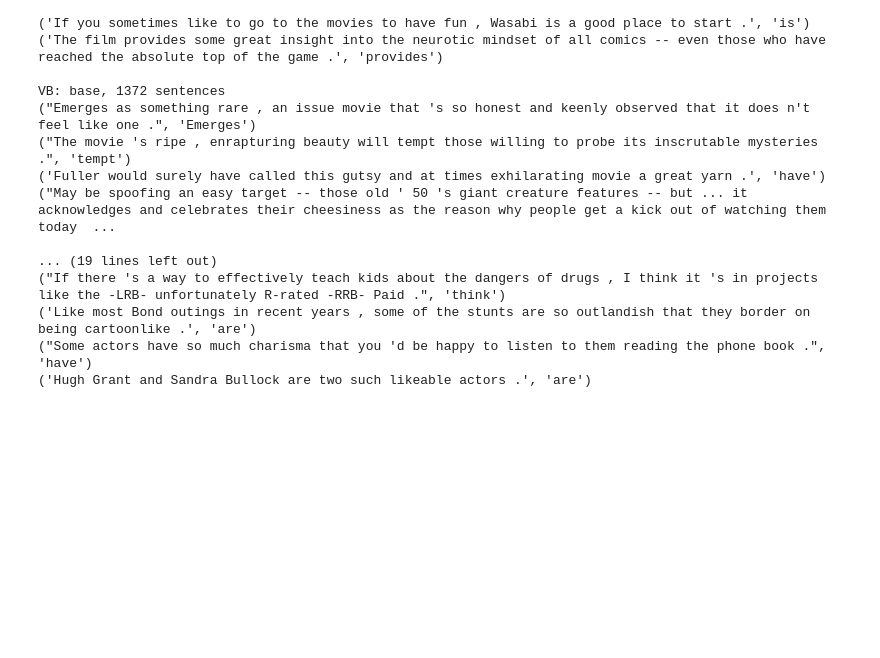
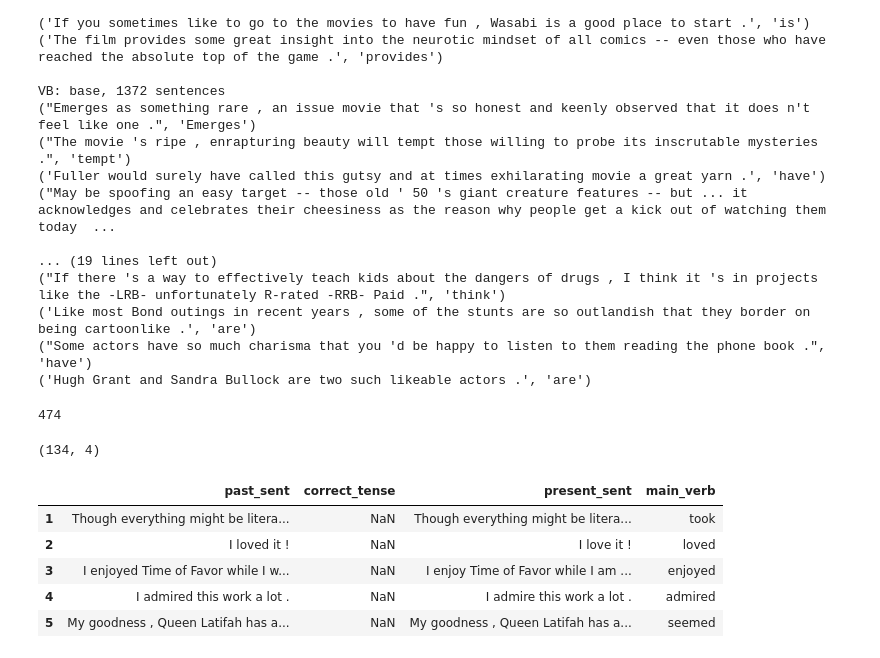
Before and after one commit to SPOClab-ca/layerwise-anomaly, a Jupyter notebook: notebooks/20200701_time_vector.ipynb, the cells around one changed output. Cells and saved outputs as stored; diff of their text form; code cells hidden in the pictures; blank space fills up the shorter version.

```diff
--- a/notebooks/20200701_time_vector.ipynb
+++ b/notebooks/20200701_time_vector.ipynb
@@ -204,3 +211,7 @@ VB: base, 1372 sentences
 ('Like most Bond outings in recent years , some of the stunts are so outlandish that they border on being cartoonlike .', 'are')
 ("Some actors have so much charisma that you 'd be happy to listen to them reading the phone book .", 'have')
 ('Hugh Grant and Sandra Bullock are two such likeable actors .', 'are')
+# %%
+len(tense_results["VBD"])
+# %% [output]
+474
@@ -206,0 +227,14 @@ VB: base, 1372 sentences
+# %%
+# Used ~30 mins to annotate 150 lines out of 474
+df = pd.read_csv("20200701_outputs/past_to_main_edited.csv")
+df = df[~df.present_sent.isna()]
+print(df.shape)
+df.head()
+# %% [output]
+(134, 4)
+|  | past_sent | correct_tense | present_sent | main_verb |
+| 1 | Though everything might be litera... | NaN | Though everything might be litera... | took |
+| 2 | I loved it ! | NaN | I love it ! | loved |
+| 3 | I enjoyed Time of Favor while I w... | NaN | I enjoy Time of Favor while I am ... | enjoyed |
+| 4 | I admired this work a lot . | NaN | I admire this work a lot . | admired |
+| 5 | My goodness , Queen Latifah has a... | NaN | My goodness , Queen Latifah has a... | seemed |
```
Also changed, not shown: parts of 8 cells of this notebook.
